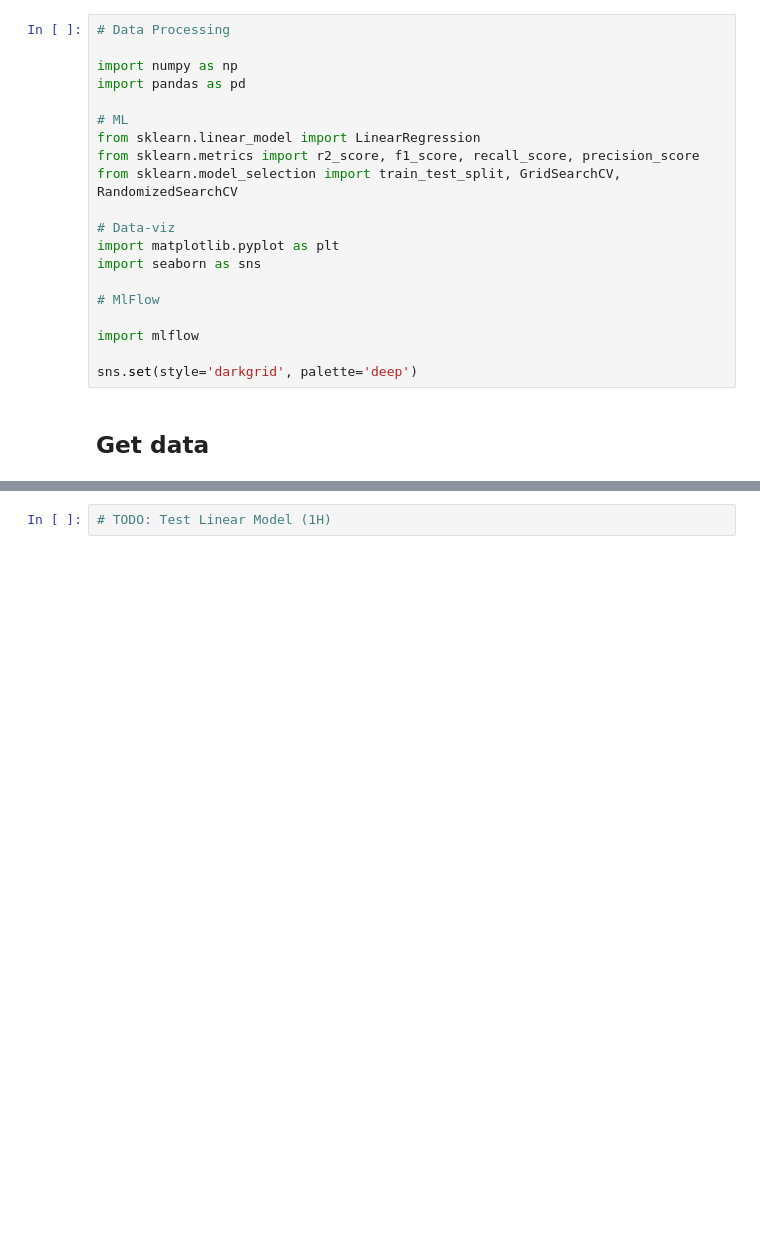
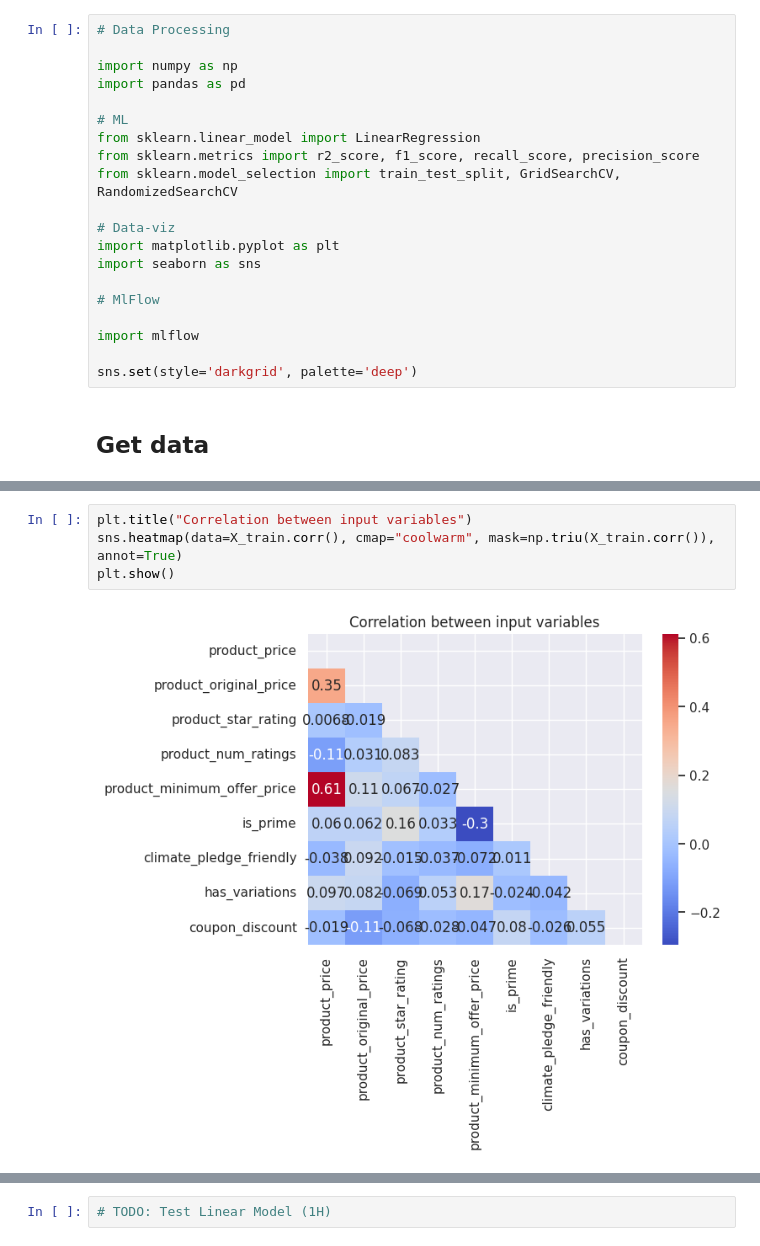
Before and after one commit to santiagoahl/amazon-mlops-dashboard, a Jupyter notebook: notebooks/predict_tennis_demand.ipynb, the cells around one changed output, grey strips where cells are left out. Cells and saved outputs as stored; diff of their text form; blank space fills up the shorter version.

```diff
--- a/notebooks/predict_tennis_demand.ipynb
+++ b/notebooks/predict_tennis_demand.ipynb
@@ -46,0 +77,6 @@ df_tennis
+# %%
+plt.title("Correlation between input variables")
+sns.heatmap(data=X_train.corr(), cmap="coolwarm", mask=np.triu(X_train.corr()), annot=True)
+plt.show()
+# %% [output]
+[figure, added]
```
Also changed, not shown: parts of 21 cells of this notebook, 2 other files.
